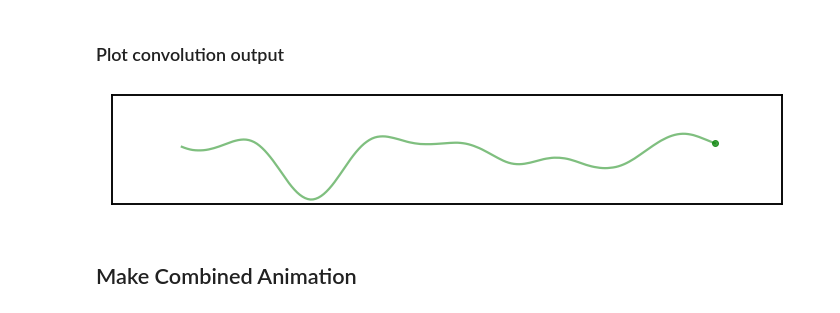
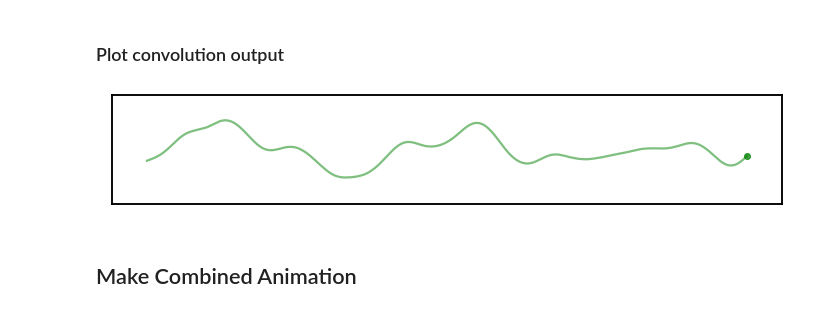
Before and after one commit to TomDonoghue/SigViz, a Jupyter notebook: notebooks/03-convolution.ipynb, the cells around one changed output. Cells and saved outputs as stored; diff of their text form; code cells hidden in the pictures.

```diff
--- a/notebooks/03-convolution.ipynb
+++ b/notebooks/03-convolution.ipynb
@@ -34,6 +33,10 @@ Setup for creating the convolution visualizer.
 # Signal settings
 n_seconds = 1.
 fs = 250
+# %%
+# Kernel settings
+kernel_length = 26        # Length of the gaussian kernel, in samples
+kernel_std = 5            # Standard deviation of the gaussian kernel
 # %%
 # Gifmaking settings
 SAVE = False
@@ -114,4 +54,5 @@ sig = sim_powerlaw(n_seconds, fs, f_range=(2, None))
 # %% [markdown]
 ### Create Kernel
 # %%
-kernel = gaussian(51, 10, sym=True) * 0.1
+# Create the kernel, and an associated samples definiton
+kernel = gaussian(kernel_length, kernel_std, sym=True) * 0.1
@@ -135,21 +69,9 @@ for ind in range(0, len(sig)-len(kernel) + 1, 1):
 # %% [markdown]
 ### Plot convolution output
 # %%
-samples = create_samples(len(sig))
-convolved = np.ones(len(sig)) * np.nan
-halfwid = int(np.ceil(len(kernel)/2))
-
-for ind in range(0, len(sig)-len(kernel) + 1, 1):
-
-    clear_output(wait=True)
-
-    convolved[ind+halfwid] = np.dot(sig[samps+ind], kernel)
-    plot_convolution(samples, convolved)
-
-    time.sleep(0.025)
-    plt.show()
+build_convolution_output(sig, kernel)
 # %% [output]
-[figure, old version]
+[figure, new version]
 # %% [markdown]
 ## Make Combined Animation
 # %%
```
Also changed, not shown: parts of 14 cells of this notebook, 2 other files.
